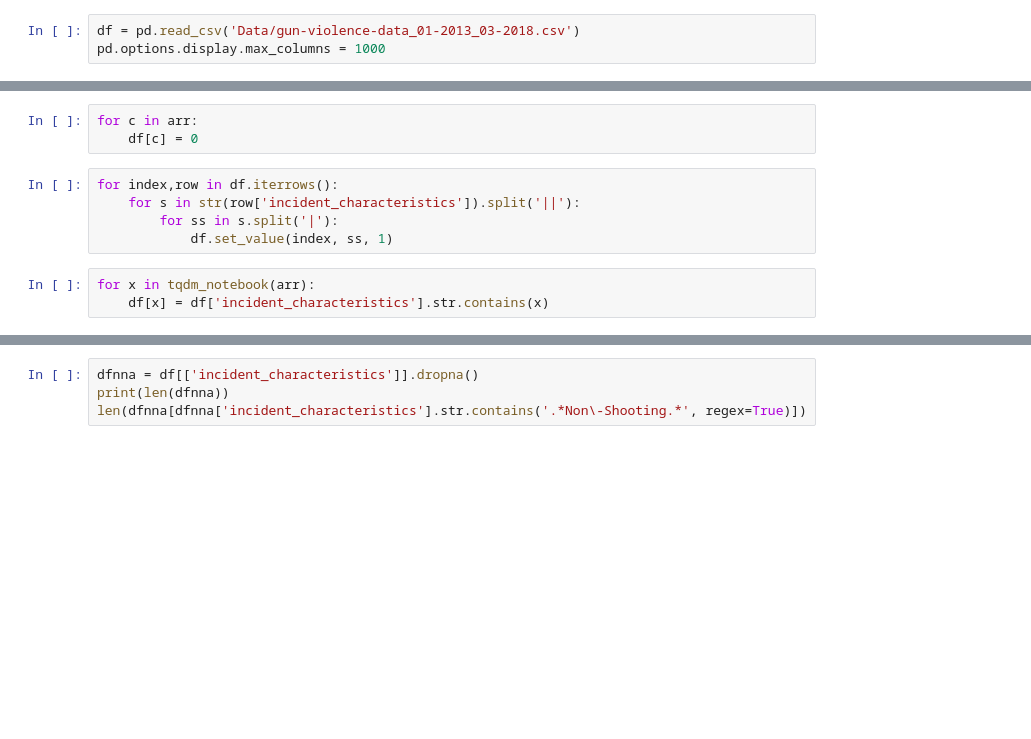
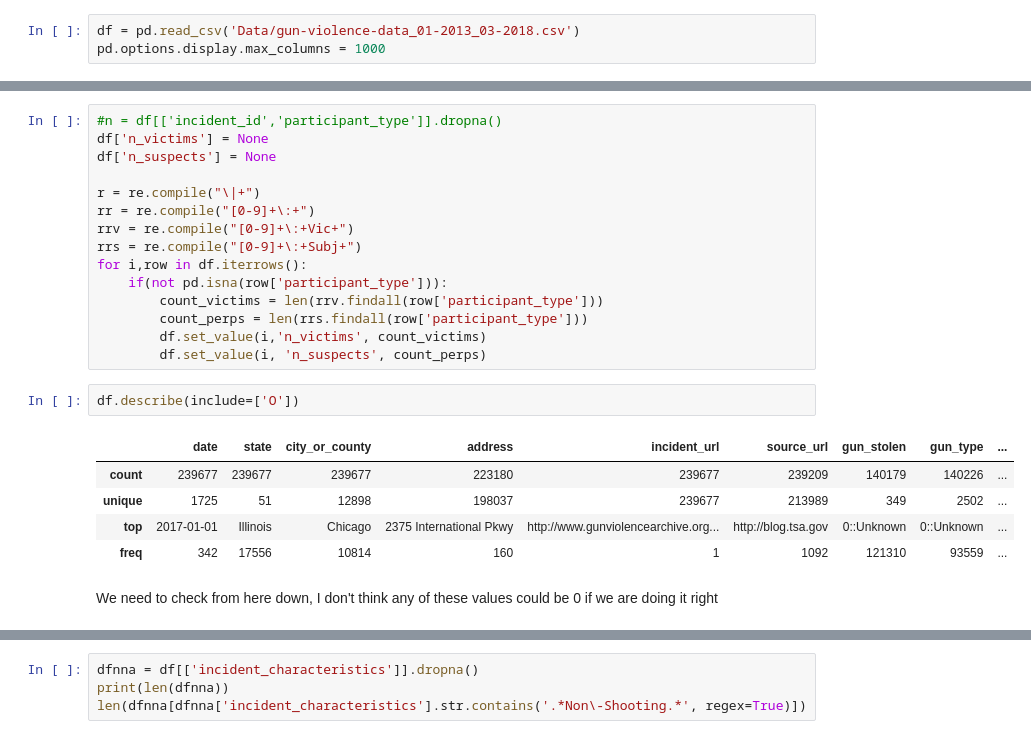
Before and after one commit to ReillyProudsworth/Gun_Violence_Analysis, a Jupyter notebook: GunViolenceDataAnalysis.ipynb, the cells around one changed output, grey strips where cells are left out. Drawn from its saved outputs; the diff is of its cells as text; blank space fills up the shorter version.

Commit message:
Made some updates to the counts and started with markdown to explain the purpose of each cell

```diff
--- a/GunViolenceDataAnalysis.ipynb
+++ b/GunViolenceDataAnalysis.ipynb
@@ -52,11 +29,0 @@ arr
-# %%
-for c in arr:
-    df[c] = 0
-# %%
-for index,row in df.iterrows():
-    for s in str(row['incident_characteristics']).split('||'):
-        for ss in s.split('|'):
-            df.set_value(index, ss, 1)
-# %%
-for x in tqdm_notebook(arr):
-    df[x] = df['incident_characteristics'].str.contains(x)
@@ -65,3 +33,28 @@ for x in tqdm_notebook(arr):
+# %%
+#n = df[['incident_id','participant_type']].dropna()
+df['n_victims'] = None
+df['n_suspects'] = None
+
+r = re.compile("\|+")
+rr = re.compile("[0-9]+\:+")
+rrv = re.compile("[0-9]+\:+Vic+")
+rrs = re.compile("[0-9]+\:+Subj+")
+for i,row in df.iterrows():
+    if(not pd.isna(row['participant_type'])):
+        count_victims = len(rrv.findall(row['participant_type']))
+        count_perps = len(rrs.findall(row['participant_type']))
+        df.set_value(i,'n_victims', count_victims)
+        df.set_value(i, 'n_suspects', count_perps)
+# %%
+df.describe(include=['O'])
+# %% [output]
+|  | date | state | city_or_county | address | incident_url | source_url | gun_stolen | gun_type | ... |
+| count | 239677 | 239677 | 239677 | 223180 | 239677 | 239209 | 140179 | 140226 | ... |
+| unique | 1725 | 51 | 12898 | 198037 | 239677 | 213989 | 349 | 2502 | ... |
+| top | 2017-01-01 | Illinois | Chicago | 2375 International Pkwy | http://www.gunviolencearchive.org... | http://blog.tsa.gov | 0::Unknown | 0::Unknown | ... |
+| freq | 342 | 17556 | 10814 | 160 | 1 | 1092 | 121310 | 93559 | ... |
+# %% [markdown]
+We need to check from here down, I don't think any of these values could be 0 if we are doing it right
 # %%
 n = df['incident_characteristics']
 incd_dict = {}
```
Also changed, not shown: parts of 9 cells of this notebook, 1 other file.
